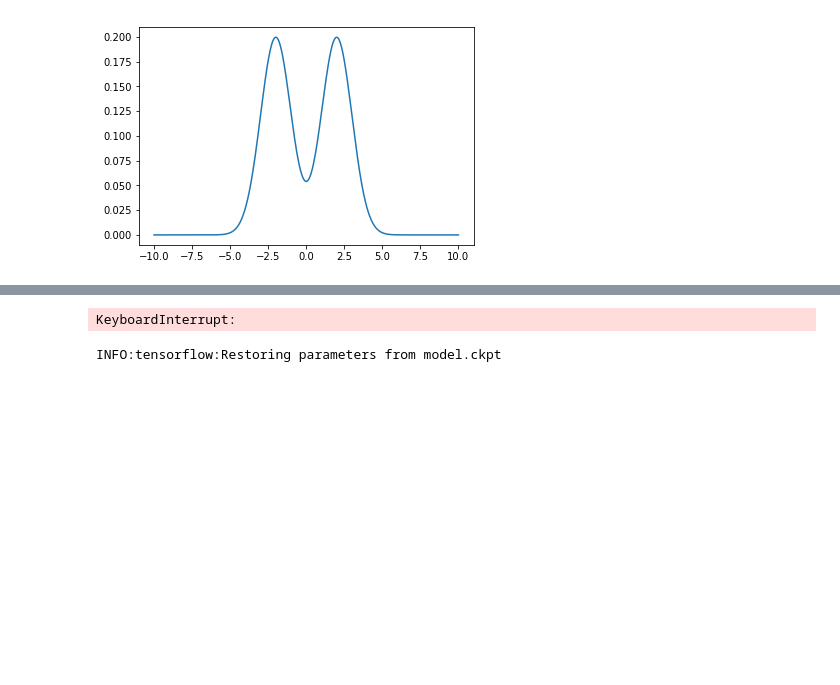
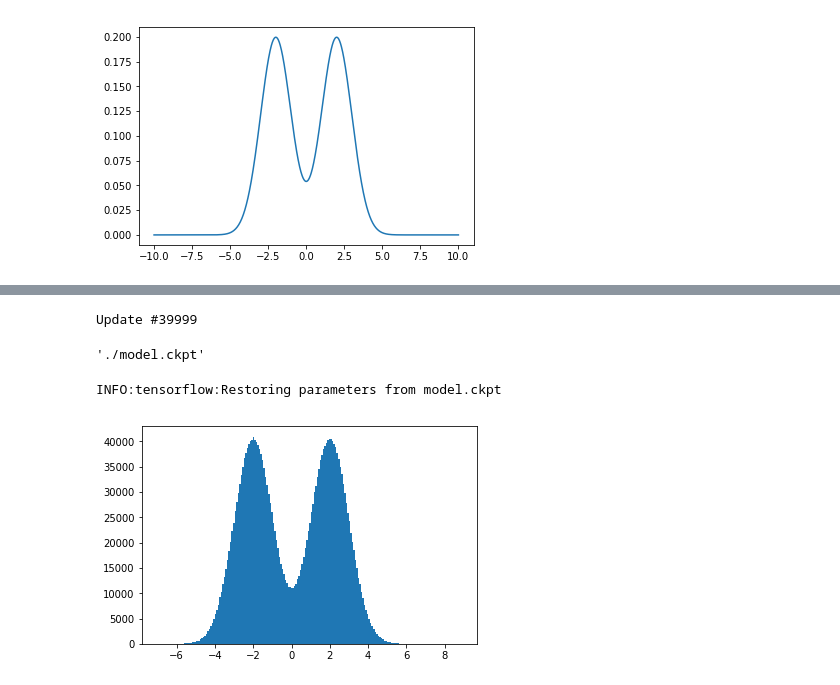
Before and after one commit to resi2311/GenBoost, a Jupyter notebook: Bimodal/Bimodal.ipynb, the cells around one changed output, grey strips where cells are left out. Drawn from its saved outputs; the diff is of its cells as text; code cells hidden in the pictures; blank space fills up the shorter version.

Commit message:
dataset

```diff
--- a/Bimodal/Bimodal.ipynb
+++ b/Bimodal/Bimodal.ipynb
@@ -33,0 +37,7 @@ plt.hist(data, 200);
+# %%
+dataset = np.empty([0,1])
+for elem in glob.glob('dataset/*.npy'):
+    data = np.load(elem)
+    dataset = np.append(dataset, data)
+# %%
+dataset = dataset.reshape(-1,1)
@@ -91,15 +105,19 @@ init = tf.global_variables_initializer()
 sess.run(init)
 # %%
 for i in range(updates):
+    print('Update #{}'.format(i))
+    clear_output(wait=True)
     z_batch = sample_z()
-    x_batch = sample_x(bi)
+    x_batch = sample_x()#dataset[i*batch_size:batch_size*(i+1)]
     sess.run(D_optimizer, feed_dict={z_p: z_batch, x_d: x_batch})
     z_batch = sample_z()
     sess.run(G_optimizer, feed_dict={z_p: z_batch})
 # %% [output]
-KeyboardInterrupt:
+Update #39999
 # %%
-saver.save(sess, '/home/alex/MLX/Bimodal/model.ckpt')
+#saver.save(sess, './model.ckpt')
+# %% [output]
+'./model.ckpt'
 # %%
 #saver.restore(sess, 'model.ckpt')
 # %% [output]
@@ -106,0 +127,4 @@ INFO:tensorflow:Restoring parameters from model.ckpt
+# %%
+plt.hist(dataset, 200);
+# %% [output]
+[figure, added]
```
Also changed, not shown: parts of 7 cells of this notebook, 1 other file.
